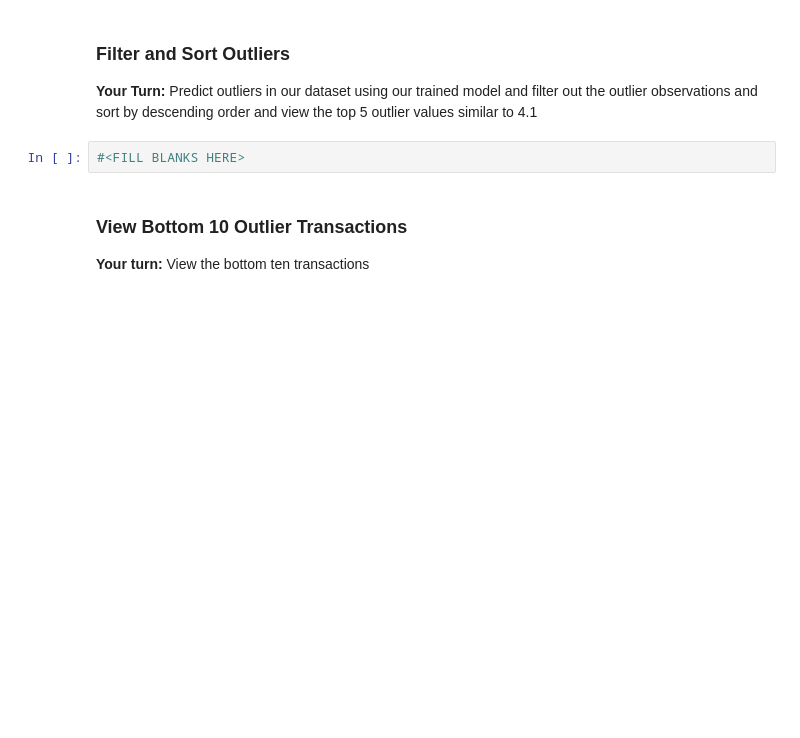
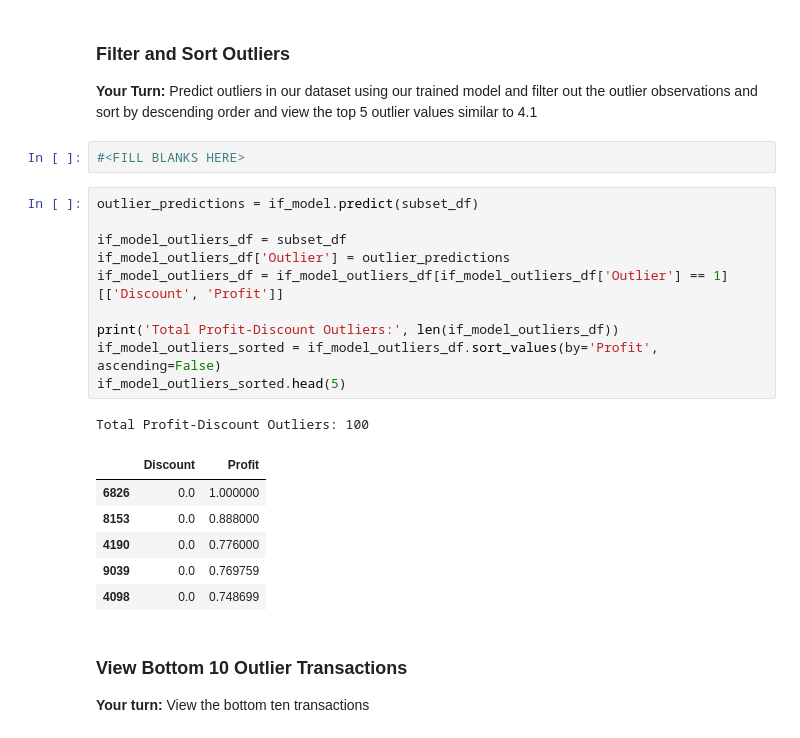
Before and after one commit to weboctave/mec-mini-projects, a Jupyter notebook: mec-16.4.1-anomaly-detection-mini-project/Mini_Project_Anomaly_Detection.ipynb, the cells around one changed output. Saved outputs shown, nothing was run; the diff lists cells and outputs as text; blank space fills up the shorter version.

```diff
--- a/mec-16.4.1-anomaly-detection-mini-project/Mini_Project_Anomaly_Detection.ipynb
+++ b/mec-16.4.1-anomaly-detection-mini-project/Mini_Project_Anomaly_Detection.ipynb
@@ -648,6 +698,24 @@ if_model = #<FILL BLANKS HERE>
 __Your Turn:__ Predict outliers in our dataset using our trained model and filter out the outlier observations and sort by descending order and view the top 5 outlier values similar to 4.1
 # %%
 #<FILL BLANKS HERE>
+# %%
+outlier_predictions = if_model.predict(subset_df)
+
+if_model_outliers_df = subset_df
+if_model_outliers_df['Outlier'] = outlier_predictions
+if_model_outliers_df = if_model_outliers_df[if_model_outliers_df['Outlier'] == 1][['Discount', 'Profit']]
+
+print('Total Profit-Discount Outliers:', len(if_model_outliers_df))
+if_model_outliers_sorted = if_model_outliers_df.sort_values(by='Profit', ascending=False)
+if_model_outliers_sorted.head(5)
+# %% [output]
+Total Profit-Discount Outliers: 100
+|  | Discount | Profit |
+| 6826 | 0.0 | 1.000000 |
+| 8153 | 0.0 | 0.888000 |
+| 4190 | 0.0 | 0.776000 |
+| 9039 | 0.0 | 0.769759 |
+| 4098 | 0.0 | 0.748699 |
 # %% [markdown]
 ### View Bottom 10 Outlier Transactions
 
```
Also changed, not shown: parts of 18 cells of this notebook.
